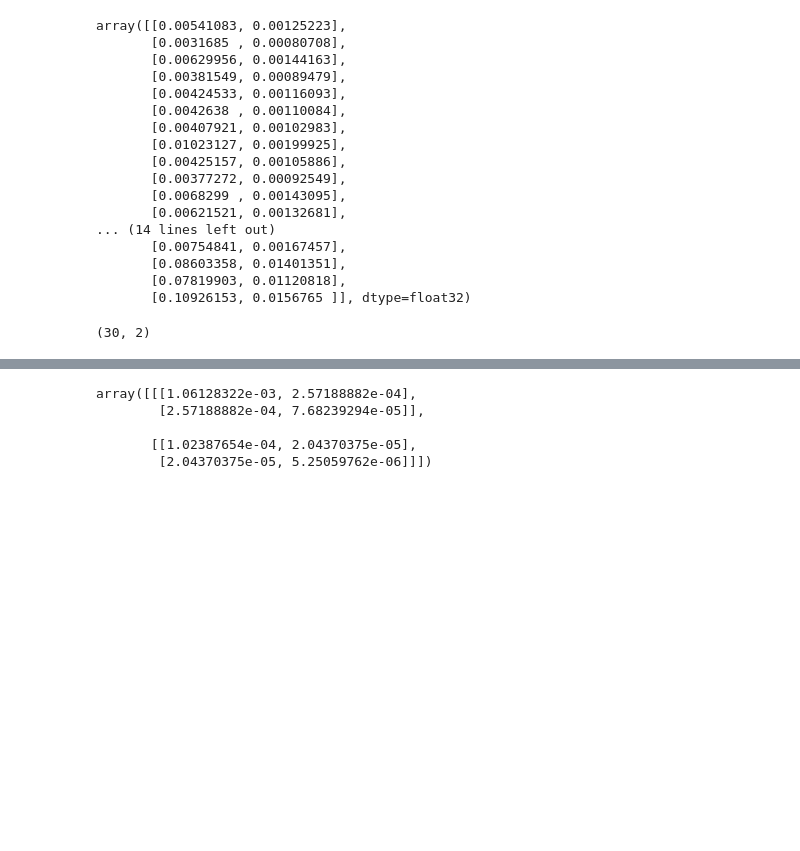
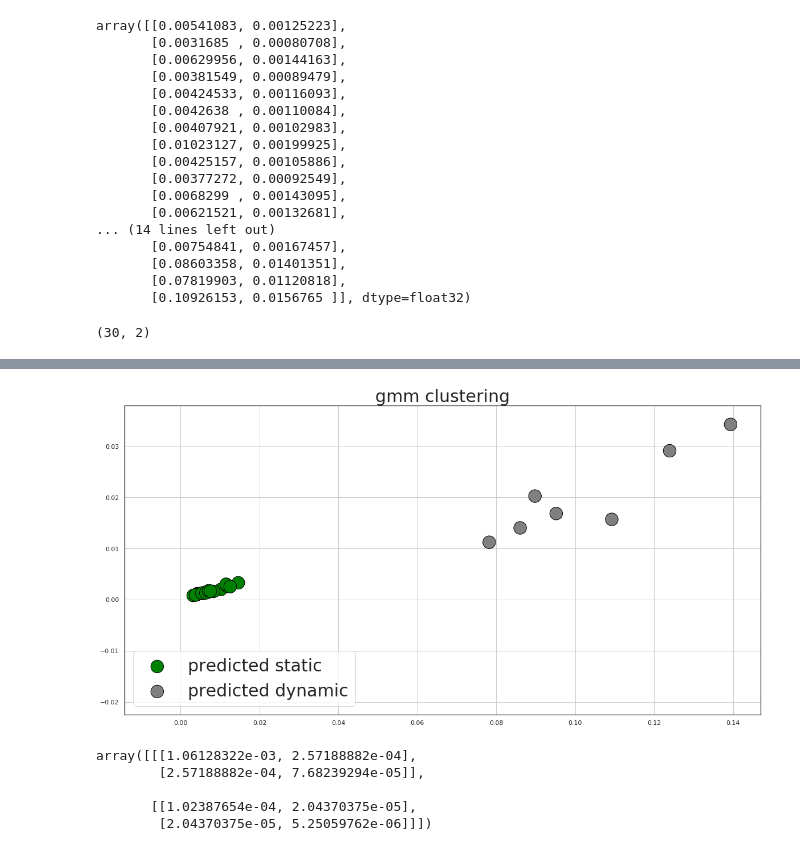
Before and after one commit to georgosgeorgos/DLRC_2018, a Jupyter notebook: experiments/04_clustering_max_std/lidar_clustering_max_std.ipynb, the cells around one changed output, grey strips where cells are left out. Drawn from its saved outputs; the diff is of its cells as text; code cells hidden in the pictures; blank space fills up the shorter version.

```diff
--- a/experiments/04_clustering_max_std/lidar_clustering_max_std.ipynb
+++ b/experiments/04_clustering_max_std/lidar_clustering_max_std.ipynb
@@ -180,3 +187,23 @@ plt.grid()
+# %%
+plt.figure(figsize=(20, 10))
+
+cdict = {0: 'green', 1: 'gray'}
+pred_0 = [cdict[i] for i in bgm.predict(lidar_data[:20])]
+pred_1 = [cdict[i] for i in bgm.predict(lidar_data[20:])]
+
+plt.scatter(lidar_data[:20,0], lidar_data[:20,1], c=pred_0, s=500, cmap=cm.rainbow,
+           edgecolors="black", label="predicted static")
+plt.scatter(lidar_data[20:,0], lidar_data[20:,1], c=pred_1, s=500, cmap=cm.rainbow,
+           edgecolors="black", label="predicted dynamic")
+
+leg = plt.legend(loc='lower left',
+           fontsize=30)
+#leg.legendHandles[0].set_color('green')
+#leg.legendHandles[1].set_color('yellow')
+plt.title("gmm clustering", fontsize=30)
+plt.grid()
+# %% [output]
+[figure, added]
 # %%
 bgm.covariances_
 # %% [output]
```
Also changed, not shown: parts of 7 cells of this notebook, 1 other file.
